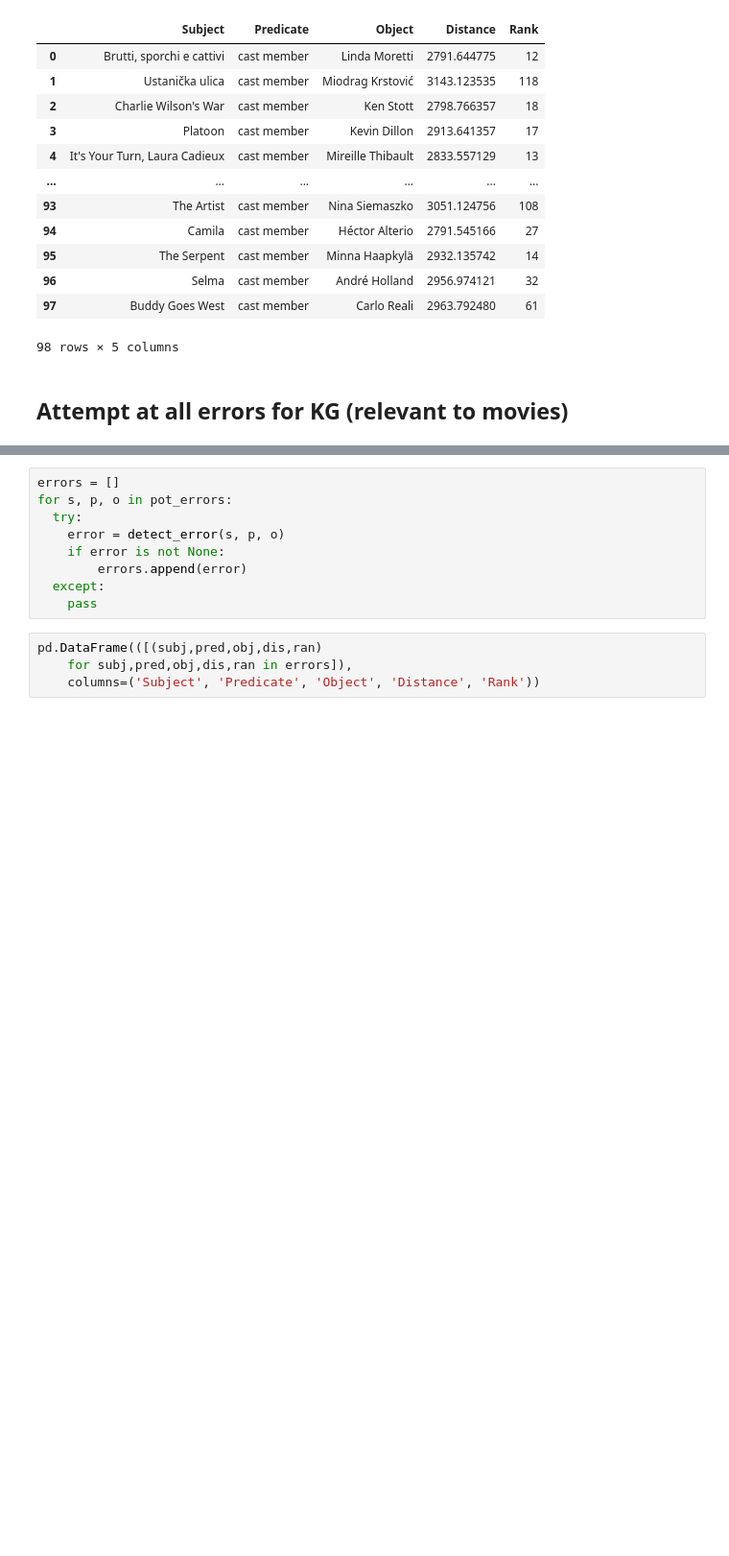
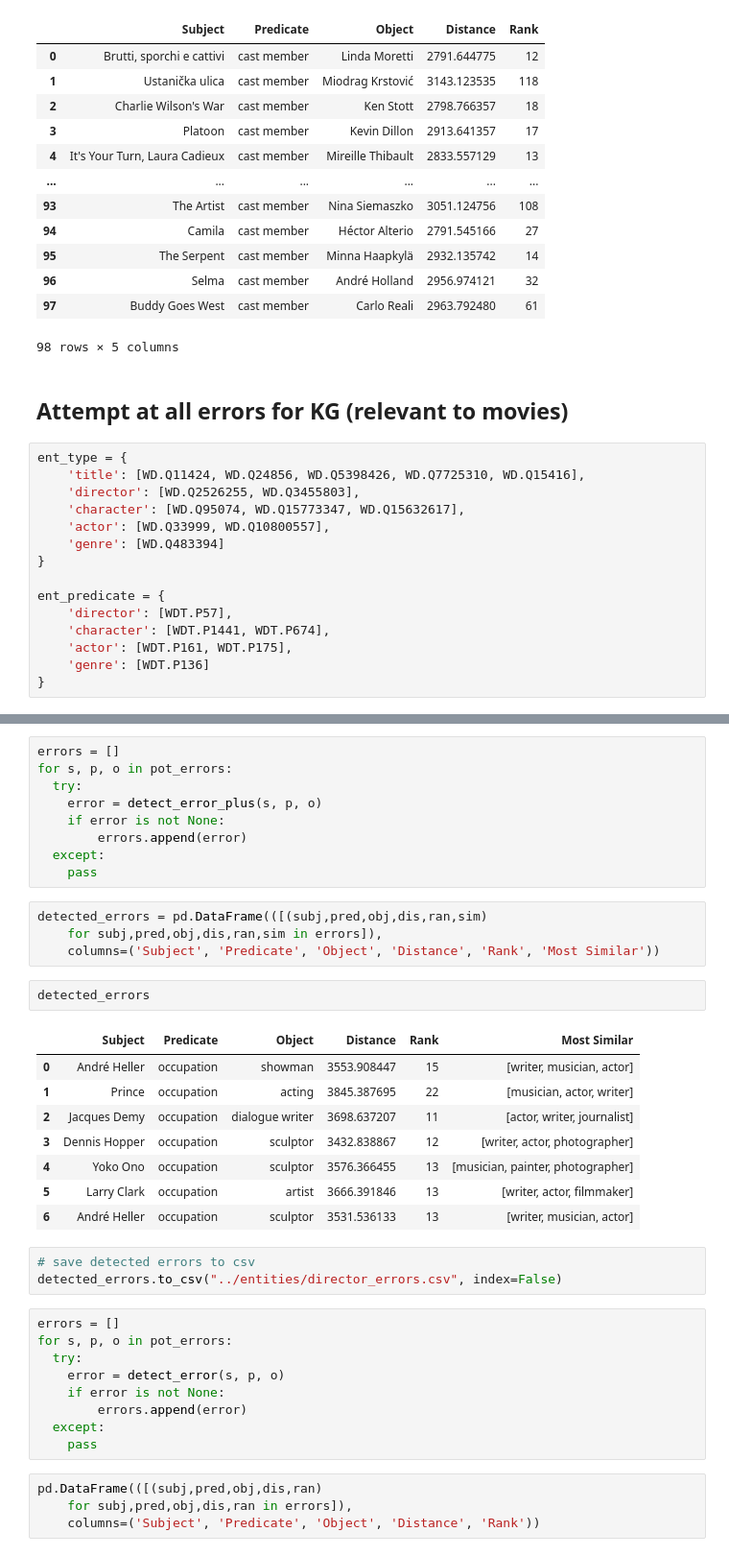
Before and after one commit to yileitu/Academic_Chatbot, a Jupyter notebook: Jupyter Notebooks/test_graph.ipynb, the cells around one changed output, grey strips where cells are left out. Shown: that part at 96% size. Cells and saved outputs as stored; diff of their text form; blank space fills up the shorter version.

```diff
--- a/Jupyter Notebooks/test_graph.ipynb
+++ b/Jupyter Notebooks/test_graph.ipynb
@@ -1554,3 +1601,18 @@ pd.DataFrame(([(subj,pred,obj,dis,ran)
 98 rows × 5 columns
 # %% [markdown]
 ## Attempt at all errors for KG (relevant to movies)
+# %%
+ent_type = {
+    'title': [WD.Q11424, WD.Q24856, WD.Q5398426, WD.Q7725310, WD.Q15416],
+    'director': [WD.Q2526255, WD.Q3455803],
+    'character': [WD.Q95074, WD.Q15773347, WD.Q15632617],
+    'actor': [WD.Q33999, WD.Q10800557],
+    'genre': [WD.Q483394]
+}
+
+ent_predicate = {
+    'director': [WDT.P57],
+    'character': [WDT.P1441, WDT.P674],
+    'actor': [WDT.P161, WDT.P175],
+    'genre': [WDT.P136]
+}
@@ -1608,3 +1750,30 @@ len(pot_errors)
+# %%
+errors = []
+for s, p, o in pot_errors:
+  try:
+    error = detect_error_plus(s, p, o)
+    if error is not None:
+        errors.append(error)
+  except:
+    pass
+# %%
+detected_errors = pd.DataFrame(([(subj,pred,obj,dis,ran,sim)
+    for subj,pred,obj,dis,ran,sim in errors]),
+    columns=('Subject', 'Predicate', 'Object', 'Distance', 'Rank', 'Most Similar'))
+# %%
+detected_errors
+# %% [output]
+|  | Subject | Predicate | Object | Distance | Rank | Most Similar |
+| 0 | André Heller | occupation | showman | 3553.908447 | 15 | [writer, musician, actor] |
+| 1 | Prince | occupation | acting | 3845.387695 | 22 | [musician, actor, writer] |
+| 2 | Jacques Demy | occupation | dialogue writer | 3698.637207 | 11 | [actor, writer, journalist] |
+| 3 | Dennis Hopper | occupation | sculptor | 3432.838867 | 12 | [writer, actor, photographer] |
+| 4 | Yoko Ono | occupation | sculptor | 3576.366455 | 13 | [musician, painter, photographer] |
+| 5 | Larry Clark | occupation | artist | 3666.391846 | 13 | [writer, actor, filmmaker] |
+| 6 | André Heller | occupation | sculptor | 3531.536133 | 13 | [writer, musician, actor] |
+# %%
+# save detected errors to csv
+detected_errors.to_csv("../entities/director_errors.csv", index=False)
 # %%
 errors = []
 for s, p, o in pot_errors:
```
Also changed, not shown: parts of 22 cells of this notebook.
